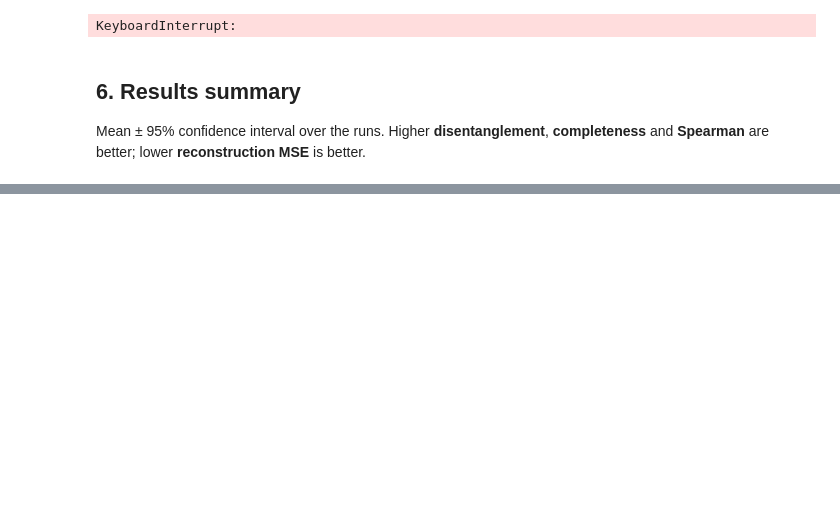
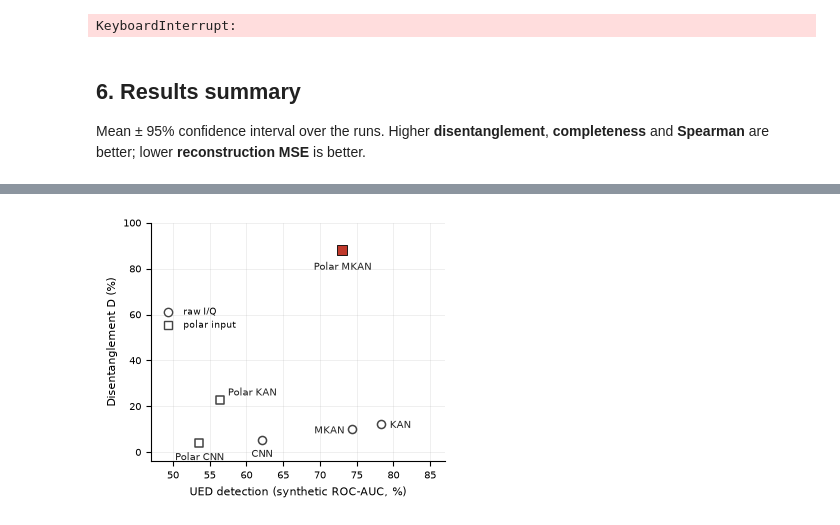
Before and after one commit to sensorlab/PolarMKAN, a Jupyter notebook: DCI_measure.ipynb, the cells around one changed output, grey strips where cells are left out. Drawn from its saved outputs; the diff is of its cells as text; code cells hidden in the pictures; blank space fills up the shorter version.

```diff
--- a/DCI_measure.ipynb
+++ b/DCI_measure.ipynb
@@ -564,0 +1019,79 @@ summary
+# %%
+# =====================================================================
+# Interpretability vs. detection trade-off scatter (WCL Fig.)
+# Both axes are measured on the SYNTHETIC benchmark (single, coherent
+# experiment), so the two coordinates of each point belong together:
+#   y : synthetic DCI Disentanglement  (synthetic_dci_*.csv)
+#   x : synthetic UED ROC-AUC, uncompensated  (synthetic_ued_*.csv)
+# Real-data detection cost lives separately in the WiSig table.
+# =====================================================================
+import pandas as pd
+import matplotlib.pyplot as plt
+from matplotlib.lines import Line2D
+
+# ---- point these at YOUR saved files --------------------------------
+SYNTH_DCI_CSV = "results/synthetic_dci_20260806_144410.csv"   # -> D (y-axis)
+SYNTH_UED_CSV = "results/synthetic_ued_20260806_144410.csv"   # -> AUC (x-axis)
+# ---------------------------------------------------------------------
+ACCENT = "#c0392b"                # Polar MKAN highlight colour
+
+def canon(name):
+    return name.lower().replace(" ", "").replace("_", "").replace("ae", "")
+
+def to_pct(v):
+    if isinstance(v, str):
+        v = v.split("+/-")[0].split("±")[0].strip()
+    return float(v) * 100
+
+dci = pd.read_csv(SYNTH_DCI_CSV)
+D = {canon(r["architecture"]): to_pct(r["disentanglement"]) for _, r in dci.iterrows()}
+
+ued = pd.read_csv(SYNTH_UED_CSV)
+if "cfo_compensate" in ued.columns:                       # keep uncompensated
+    ued = ued[ued["cfo_compensate"].astype(str).str.lower().isin(["false", "0"])]
+auc_col = "roc_auc" if "roc_auc" in ued.columns else "roc_auc_mean"   # single-run vs folded
+AUC = {canon(r["architecture"]): to_pct(r[auc_col]) for _, r in ued.iterrows()}
+
+POINTS = {"CNN": "cnn", "KAN": "kan", "MKAN": "mkan",
+          "Polar CNN": "polarcnn", "Polar KAN": "polarkan", "Polar MKAN": "polarmkan"}
+DATA = {n: (AUC[k], D[k], "polar" if k.startswith("polar") else "raw")
+        for n, k in POINTS.items()}
+
+# per-label pixel offsets (dx,dy), alignment -- tuned for the synthetic x-range
+LABELS = {"CNN": ((0, -12), "center"), "KAN": ((6, -3), "left"),
+          "MKAN": ((-6, -3), "right"), "Polar CNN": ((0, -12), "center"),
+          "Polar KAN": ((6, 3), "left"), "Polar MKAN": ((0, -14), "center")}
+
+fig, ax = plt.subplots(figsize=(3.5, 2.9))
+for name, (x, y, kind) in DATA.items():
+    if name == "Polar MKAN":                          # same square, coloured red
+        ax.scatter(x, y, s=60, marker="s", facecolor=ACCENT,
+                   edgecolor="black", linewidth=0.6, zorder=5)
+    else:
+        ax.scatter(x, y, s=34, marker=("s" if kind == "polar" else "o"),
+                   facecolor="white", edgecolor="#444", linewidth=1.1, zorder=4)
+    off, ha = LABELS[name]
+    ax.annotate(name, (x, y), textcoords="offset points", xytext=off,
+                fontsize=7, ha=ha, color=b"#222")
+
+ax.set_xlabel("UED detection (synthetic ROC-AUC, %)", fontsize=8)
+ax.set_ylabel("Disentanglement D (%)", fontsize=8)
+ax.set_xlim(47, 87); ax.set_ylim(-4, 100)
+ax.tick_params(labelsize=7)
+for s in ("top", "right"):
+    ax.spines[s].set_visible(False)
+ax.grid(True, linewidth=0.4, alpha=0.35)
+
+legend = [Line2D([0], [0], marker="o", color="none", markerfacecolor="white",
+                 markeredgecolor="#444", markersize=6, label="raw I/Q"),
+          Line2D([0], [0], marker="s", color="none", markerfacecolor="white",
+                 markeredgecolor="#444", markersize=6, label="polar input")]
+ax.legend(handles=legend, fontsize=6.3, loc="center left",
+          bbox_to_anchor=(0.0, 0.6), frameon=False, labelspacing=0.35)
+
+fig.tight_layout(pad=0.4)
+fig.savefig("tradeoff_scatter.pdf", bbox_inches="tight")
+fig.savefig("tradeoff_scatter_preview.png", dpi=200, bbox_inches="tight")
+plt.show()
+# %% [output]
+[figure, added]
```
Also changed, not shown: parts of 22 cells of this notebook.
